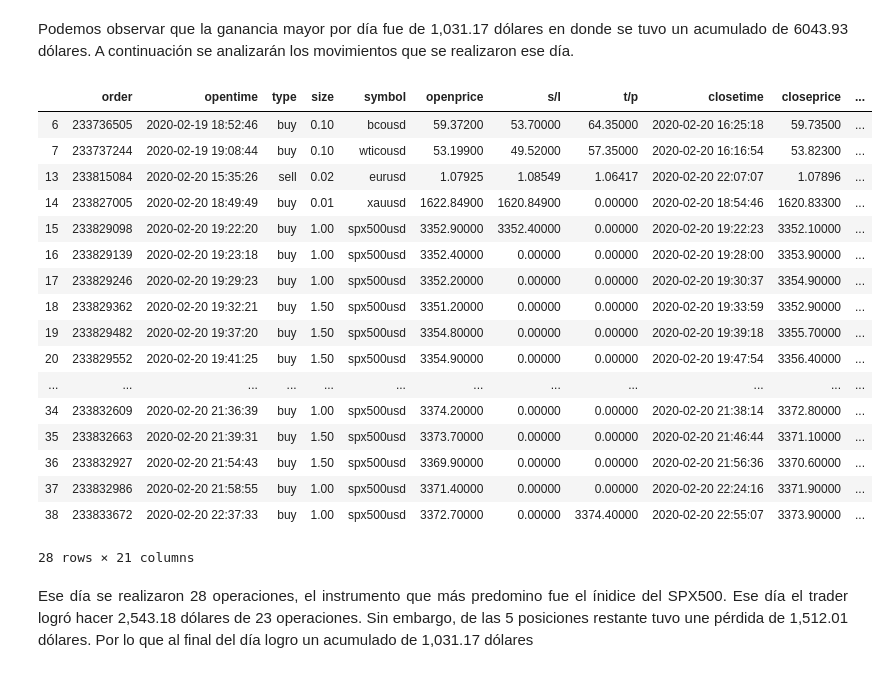
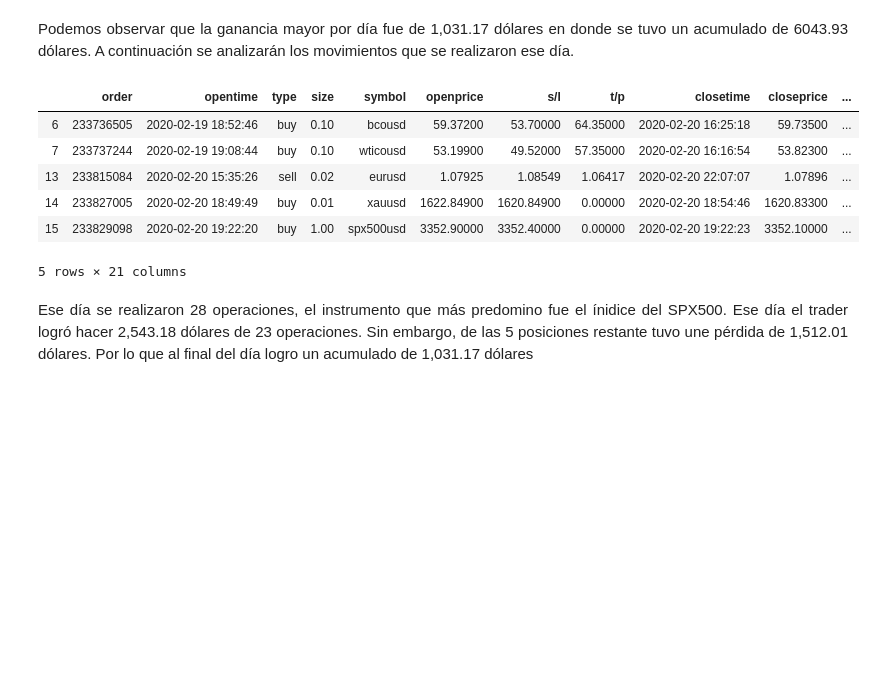
Before and after one commit to FranciscoRodRam/LAB_2_FRRR, a Jupyter notebook: LAB_2_FRRR.ipynb, the cells around one changed output. Cells and saved outputs as stored; diff of their text form; code cells hidden in the pictures; blank space fills up the shorter version.

```diff
--- a/LAB_2_FRRR.ipynb
+++ b/LAB_2_FRRR.ipynb
@@ -148,26 +148,15 @@ pr.df_profit_diario
 <p style="text-align: justify;"> Podemos observar que la ganancia mayor por día fue de 1,031.17 dólares en donde se tuvo un acumulado de 6043.93 dólares. A continuación se analizarán los movimientos que se realizaron ese día.</p>
 # %%
 filtro0 =df_data[df_data['dias_close']==20]
-filtro0
+filtro0.head() #Para obtener mejor visualización en Git.
 # %% [output]
 |  | order | opentime | type | size | symbol | openprice | s/l | t/p | closetime | closeprice | ... |
 | 6 | 233736505 | 2020-02-19 18:52:46 | buy | 0.10 | bcousd | 59.37200 | 53.70000 | 64.35000 | 2020-02-20 16:25:18 | 59.73500 | ... |
 | 7 | 233737244 | 2020-02-19 19:08:44 | buy | 0.10 | wticousd | 53.19900 | 49.52000 | 57.35000 | 2020-02-20 16:16:54 | 53.82300 | ... |
 | 13 | 233815084 | 2020-02-20 15:35:26 | sell | 0.02 | eurusd | 1.07925 | 1.08549 | 1.06417 | 2020-02-20 22:07:07 | 1.07896 | ... |
 | 14 | 233827005 | 2020-02-20 18:49:49 | buy | 0.01 | xauusd | 1622.84900 | 1620.84900 | 0.00000 | 2020-02-20 18:54:46 | 1620.83300 | ... |
 | 15 | 233829098 | 2020-02-20 19:22:20 | buy | 1.00 | spx500usd | 3352.90000 | 3352.40000 | 0.00000 | 2020-02-20 19:22:23 | 3352.10000 | ... |
-| 16 | 233829139 | 2020-02-20 19:23:18 | buy | 1.00 | spx500usd | 3352.40000 | 0.00000 | 0.00000 | 2020-02-20 19:28:00 | 3353.90000 | ... |
-| 17 | 233829246 | 2020-02-20 19:29:23 | buy | 1.00 | spx500usd | 3352.20000 | 0.00000 | 0.00000 | 2020-02-20 19:30:37 | 3354.90000 | ... |
-| 18 | 233829362 | 2020-02-20 19:32:21 | buy | 1.50 | spx500usd | 3351.20000 | 0.00000 | 0.00000 | 2020-02-20 19:33:59 | 3352.90000 | ... |
-| 19 | 233829482 | 2020-02-20 19:37:20 | buy | 1.50 | spx500usd | 3354.80000 | 0.00000 | 0.00000 | 2020-02-20 19:39:18 | 3355.70000 | ... |
-| 20 | 233829552 | 2020-02-20 19:41:25 | buy | 1.50 | spx500usd | 3354.90000 | 0.00000 | 0.00000 | 2020-02-20 19:47:54 | 3356.40000 | ... |
-| ... | ... | ... | ... | ... | ... | ... | ... | ... | ... | ... | ... |
-| 34 | 233832609 | 2020-02-20 21:36:39 | buy | 1.00 | spx500usd | 3374.20000 | 0.00000 | 0.00000 | 2020-02-20 21:38:14 | 3372.80000 | ... |
-| 35 | 233832663 | 2020-02-20 21:39:31 | buy | 1.50 | spx500usd | 3373.70000 | 0.00000 | 0.00000 | 2020-02-20 21:46:44 | 3371.10000 | ... |
-| 36 | 233832927 | 2020-02-20 21:54:43 | buy | 1.50 | spx500usd | 3369.90000 | 0.00000 | 0.00000 | 2020-02-20 21:56:36 | 3370.60000 | ... |
-| 37 | 233832986 | 2020-02-20 21:58:55 | buy | 1.00 | spx500usd | 3371.40000 | 0.00000 | 0.00000 | 2020-02-20 22:24:16 | 3371.90000 | ... |
-| 38 | 233833672 | 2020-02-20 22:37:33 | buy | 1.00 | spx500usd | 3372.70000 | 0.00000 | 3374.40000 | 2020-02-20 22:55:07 | 3373.90000 | ... |
-28 rows × 21 columns
+5 rows × 21 columns
 # %% [markdown]
 <p style="text-align: justify;"> Ese día se realizaron 28 operaciones, el instrumento que más predomino fue el ínidice del SPX500. Ese día el trader logró hacer 2,543.18 dólares de 23 operaciones. Sin embargo, de las 5 posiciones restante tuvo une pérdida de 1,512.01 dólares. Por lo que al final del día logro un acumulado de 1,031.17 dólares</p>
 # %% [markdown]
```
Also changed, not shown: parts of 3 cells of this notebook.
